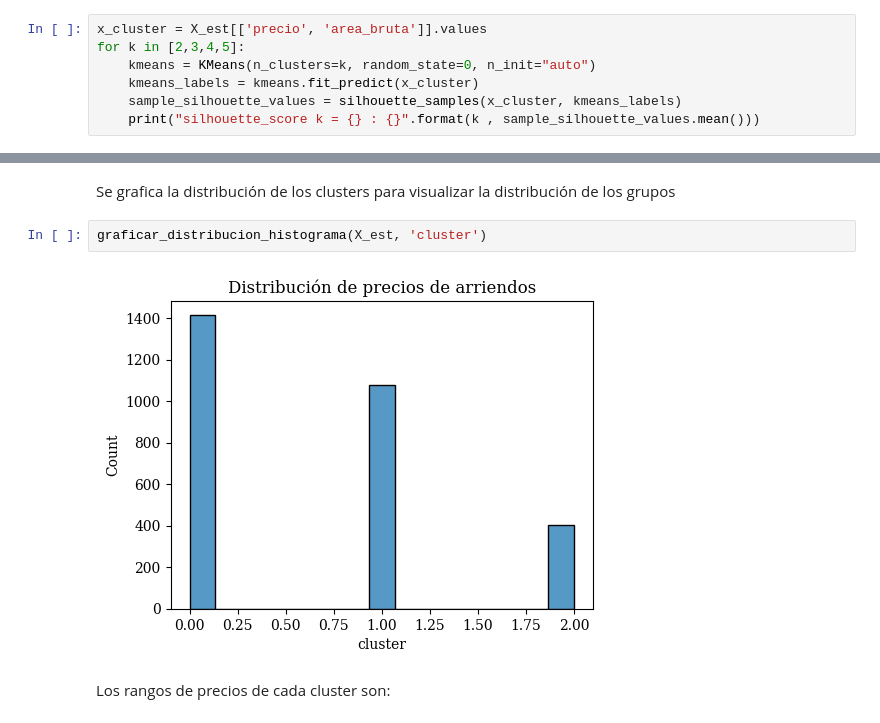
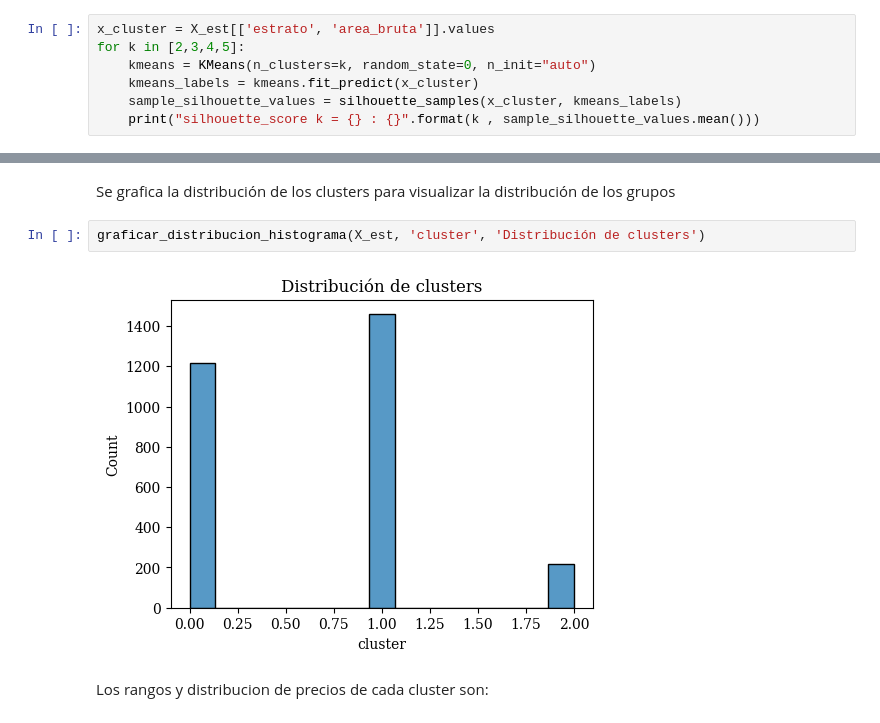
Before and after one commit to wacGitHub07/udea-monografia, a Jupyter notebook: 2_Model/2_Modelo/iteraciones/iteracion_6/interacion_6_modelo.ipynb, the cells around one changed output, grey strips where cells are left out. Drawn from its saved outputs; the diff is of its cells as text.

```diff
--- a/2_Model/2_Modelo/iteraciones/iteracion_6/interacion_6_modelo.ipynb
+++ b/2_Model/2_Modelo/iteraciones/iteracion_6/interacion_6_modelo.ipynb
@@ -160,7 +150,7 @@ Se procede con la ejecucion del algoritmo de kmeans entre las variables __precio
 # %%
 X_est['precio'] = Y.values
 # %%
-x_cluster = X_est[['precio', 'area_bruta']].values
+x_cluster = X_est[['estrato', 'area_bruta']].values
 for k in [2,3,4,5]:
     kmeans = KMeans(n_clusters=k, random_state=0, n_init="auto")
     kmeans_labels = kmeans.fit_predict(x_cluster)
@@ -185,8 +175,8 @@ X_est['cluster'] = kmeans_labels
 # %% [markdown]
 Se grafica la distribución de los clusters para visualizar la distribución de los grupos
 # %%
-graficar_distribucion_histograma(X_est, 'cluster')
+graficar_distribucion_histograma(X_est, 'cluster', 'Distribución de clusters')
 # %% [output]
-[figure, old version]
+[figure, new version]
 # %% [markdown]
-Los rangos de precios de cada cluster son:
+Los rangos y distribucion de precios de cada cluster son:
```
Also changed, not shown: parts of 38 cells of this notebook, 21 other files.
